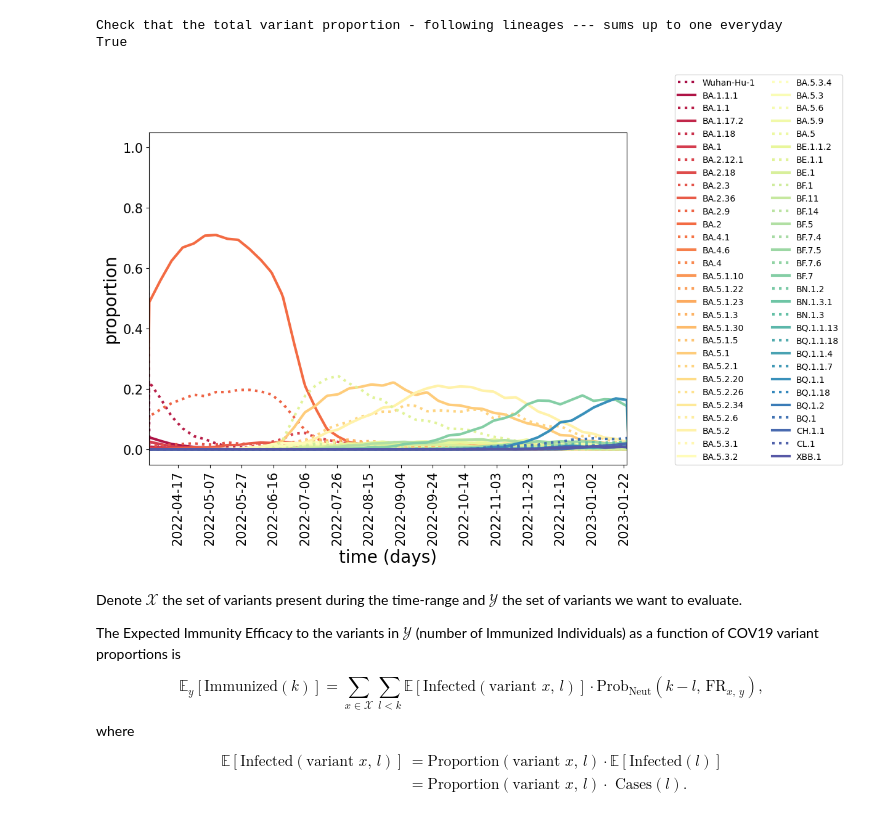
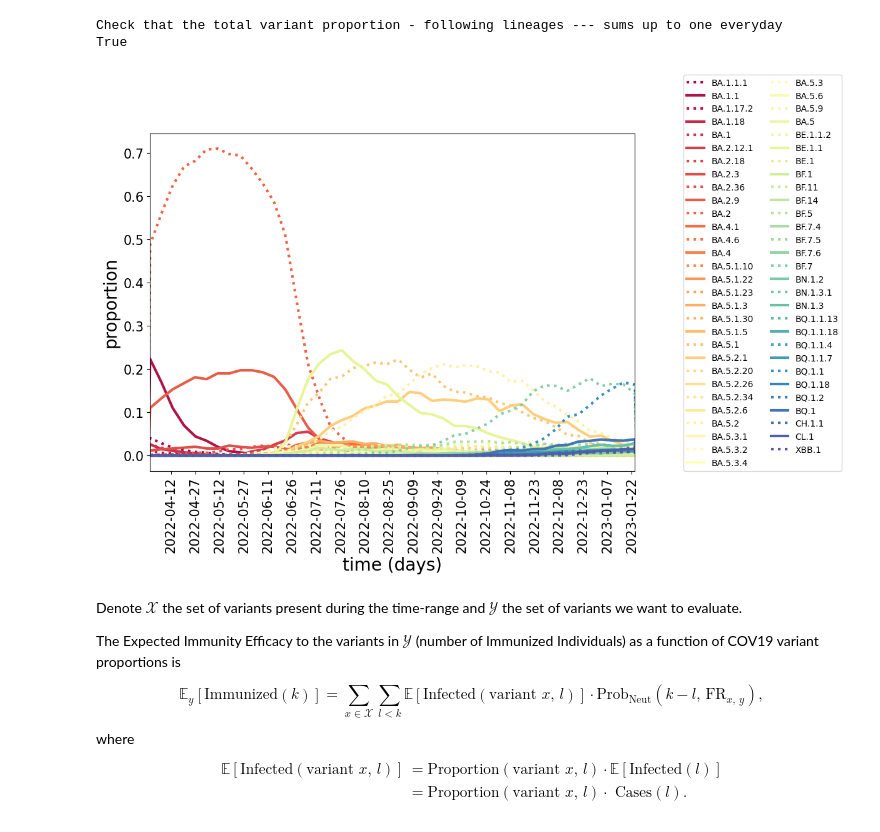
Before and after one commit to AlexiaNomena/Immune_Waning, a Jupyter notebook: Helper_new.ipynb, the cells around one changed output. Saved outputs shown, nothing was run; the diff lists cells and outputs as text; code cells hidden in the pictures.

```diff
--- a/Helper_new.ipynb
+++ b/Helper_new.ipynb
@@ -234,40 +234,41 @@ print(np.all(np.isclose(Summed_Prop , np.ones(len(t[:where_last_day+1])))))
 # %% [output]
 Check that the total variant proportion - following lineages --- sums up to one everyday
 True
-# %%
-"""Variant considered and their proportion"""
-variant_x_list = variant_x_names
-variant_proportion = np.zeros((len(t), len(variant_x_list)))
-for variant in variant_x_list:
-    x = list(variant_x_list).index(variant)
-    if variant == "Wuhan-Hu-1":
-        variant_proportion[:, x] = proportion_lineage[:, 0]
-    else:
-        x_lin = list(unique_lineage).index(variant)
-        variant_proportion[:, x] = proportion_lineage[:, x_lin+1]
-
-"""Plot variant proportions over time """
-xysize = (15, 15) # size of xy ticks
-labsize = 20 # size of labels and legends
-figsize = (10, 7) # figure (width, height)
-xval = "time (days)" # name of variable on x axis
-yval = "proportion" # name of variable on y axis
-labels = variant_x_list
-fig, ax = Display(t, variant_proportion.T, is_log, labels,
-        figsize, xysize, labsize,
-        save_to = "Figures/Variant_Proportions.pdf",
-        xval = xval, yval = yval, linewidth = 3,
-        palette = "Spectral",
-        linestyle = [":", "-"]*int((len(labels)//2)+1))
-
-plt.legend(fontsize = 10, loc = (1.1, 0.))
-per_day = 20
-plt.xticks(t[::per_day], t_ticks[::per_day], rotation = 90)
-plt.legend(fontsize = 10, loc = (1.1, 0.), ncol = 2)
-plt.xlim((t[where_first_day], t[where_last_day]))
-plt.show()
-# %% [output]
-[figure, removed]
+# %%
+"""Variant considered and their proportion"""
+variant_x_list = variant_x_names
+variant_proportion = np.zeros((len(t), len(variant_x_list)))
+for variant in variant_x_list:
+    x = list(variant_x_list).index(variant)
+    if variant == "Wuhan-Hu-1":
+        variant_proportion[:, x] = proportion_lineage[:, 0]
+    else:
+        x_lin = list(unique_lineage).index(variant)
+        variant_proportion[:, x] = proportion_lineage[:, x_lin+1]
+
+"""Plot variant proportions over time without the wild type"""
+xysize = (15, 15) # size of xy ticks
+labsize = 20 # size of labels and legends
+figsize = (10, 7) # figure (width, height)
+xval = "time (days)" # name of variable on x axis
+yval = "proportion" # name of variable on y axis
+labels = variant_x_list[1: ]
+
+fig, ax = Display(t, variant_proportion.T[1:, :], is_log, labels,
+        figsize, xysize, labsize,
+        save_to = "Figures/Variant_Proportions.pdf",
+        xval = xval, yval = yval, linewidth = 3,
+        palette = "Spectral",
+        linestyle = [":", "-"]*int((len(labels)//2)+1))
+
+plt.legend(fontsize = 10, loc = (1.1, 0.))
+per_day = 15
+plt.xticks(t[::per_day], t_ticks[::per_day], rotation = 90)
+plt.legend(fontsize = 10, loc = (1.1, 0.), ncol = 2)
+plt.xlim((t[where_first_day], t[where_last_day]))
+plt.show()
+# %% [output]
+[figure, added]
 # %%
 """Expected Immunity Efficacy as a function of COV19 variant proportions """
 from Methods.IE_Projection import Immunity_dynamics
```
